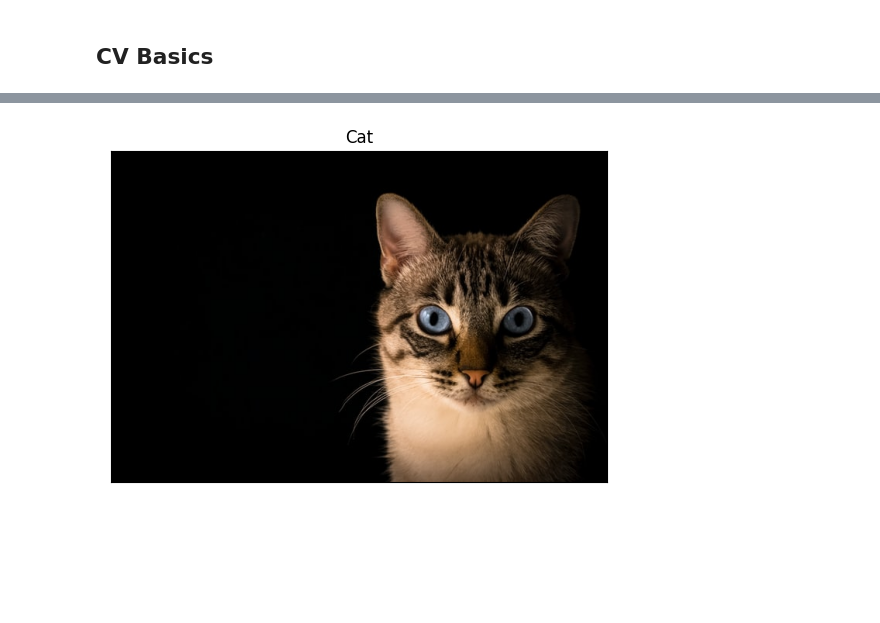
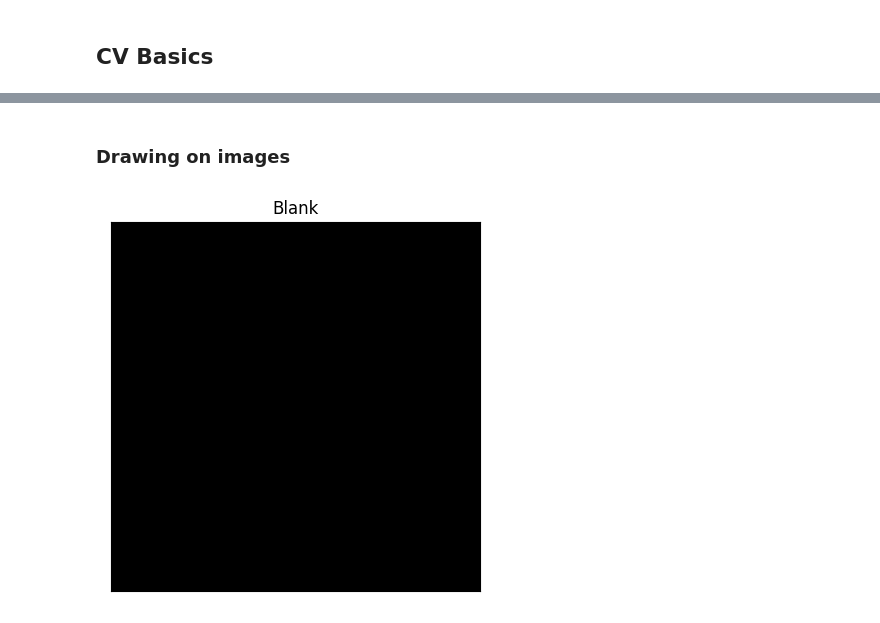
Before and after one commit to Xzirva/computer-vison, a Jupyter notebook: notebooks/cv_basics.ipynb, the cells around one changed output, grey strips where cells are left out. Drawn from its saved outputs; the diff is of its cells as text; code cells hidden in the pictures; blank space fills up the shorter version.

```diff
--- a/notebooks/cv_basics.ipynb
+++ b/notebooks/cv_basics.ipynb
@@ -13,0 +54,2 @@ img = cv.imread("/projects/computer-vision/opencv-course/Resources/Photos/cat.jp
+# %% [markdown]
+### Drawing on images
@@ -14,4 +59,6 @@ img = cv.imread("/projects/computer-vision/opencv-course/Resources/Photos/cat.jp
+# %%
+blank = np.zeros((500, 500, 3), dtype=np.uint8)
 # %%
-cvu.cv_imshow(img, 'Cat')
+cvu.cv_imshow('Blank', blank)
 # %% [output]
-[figure, old version]
+[figure, new version]
```
Also changed, not shown: parts of 54 cells of this notebook, 1 other file.
